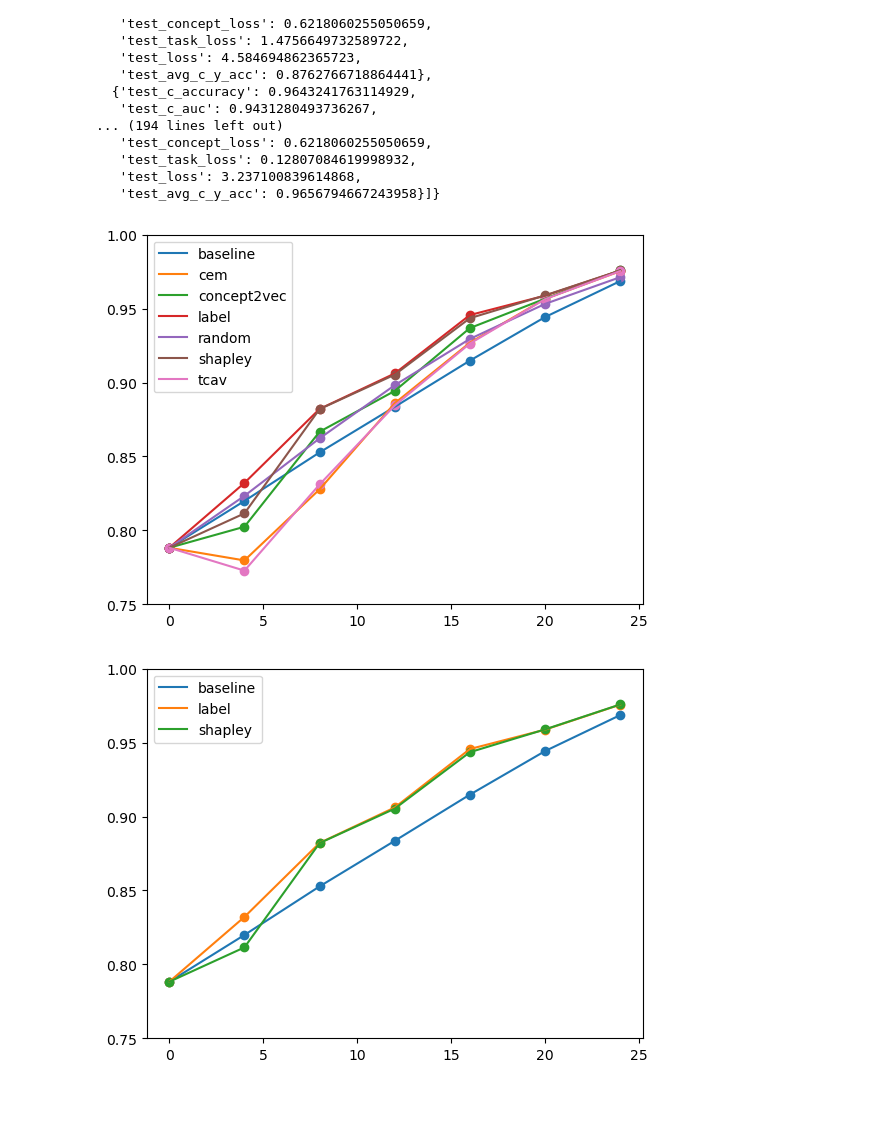
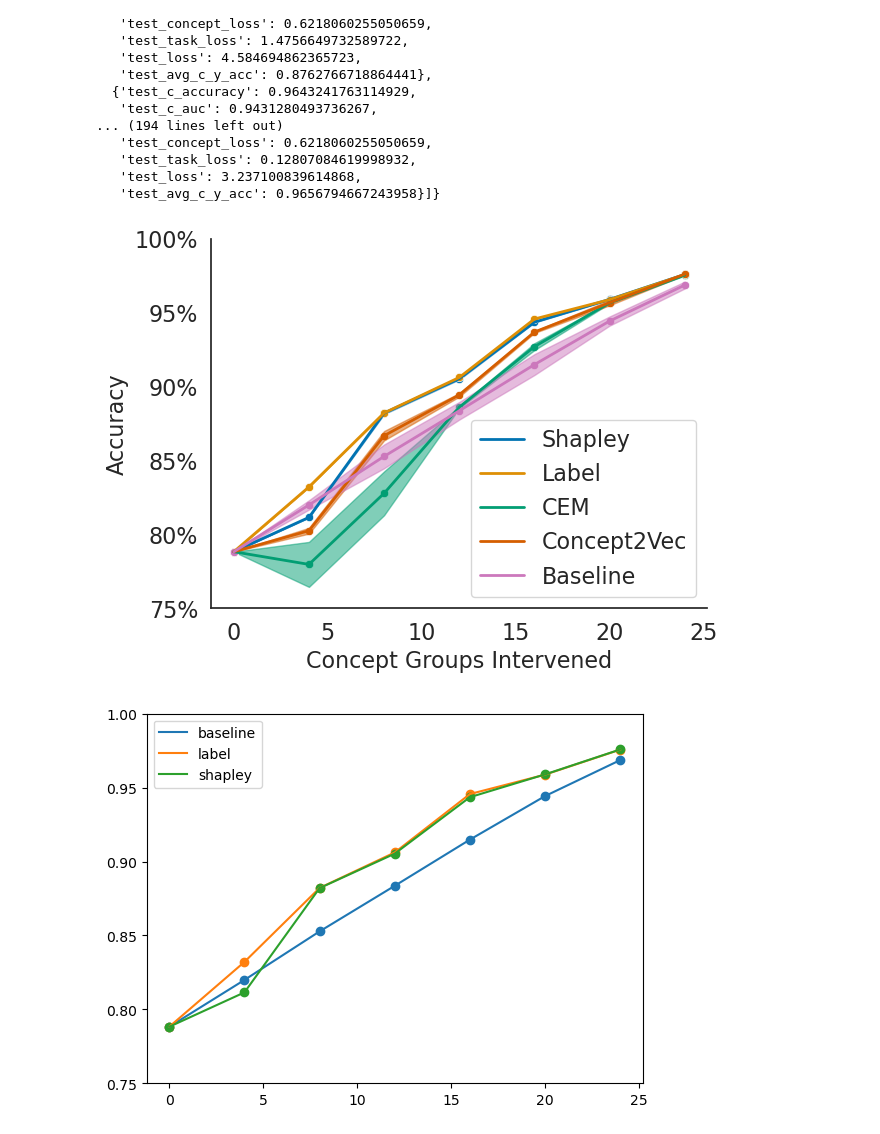
Before and after one commit to naveenr414/Concept-Learning, a Jupyter notebook: scripts/cem_scripts/Plotting.ipynb, the cells around one changed output. Cells and saved outputs as stored; diff of their text form; code cells hidden in the pictures; blank space fills up the shorter version.

```diff
--- a/scripts/cem_scripts/Plotting.ipynb
+++ b/scripts/cem_scripts/Plotting.ipynb
@@ -12,9 +12,9 @@ import numpy as np
 # %% [markdown]
 ## CEM Intervention Plots
 # %%
-methods = ['baseline','cem','concept2vec','label','random','shapley','tcav']
+methods = ['Shapley','Label','CEM','Concept2Vec','Baseline']
 # %%
 data_by_method = {}
 for m in methods:
-    data_by_method[m] = pickle.load(open("results/intervention/{}.pkl".format(m),"rb"))
+    data_by_method[m] = pickle.load(open("results/intervention/{}.pkl".format(m.lower()),"rb"))
 # %%
@@ -37,12 +37,15 @@ data_by_method['baseline']
    'test_task_loss': 0.12807084619998932,
    'test_loss': 3.237100839614868,
    'test_avg_c_y_acc': 0.9656794667243958}]}
+# %%
+sns.set()
 # %%
-def plot_all_results(results_list,names,show_std=False):
-    clrs = sns.color_palette("colorblind", 10)
+def plot_all_results(results_list, methods, location,show_std=False):
+    clrs = sns.color_palette("colorblind", len(methods))
+    sns.set_style("white")
 
-    for i,result in enumerate(results_list):
-        name = names[i]
+    for i, result in enumerate(results_list):
+        name = methods[i]
 
         color = clrs[i]
         x_vals = sorted(result.keys())
@@ -50,19 +53,28 @@ def plot_all_results(results_list,names,show_std=False):
         y_vals = np.array([np.mean(j) for j in all_y_vals])
         y_stds = np.array([np.std(j) for j in all_y_vals])
         plt.ylim([.75,1])
-        plt.plot(x_vals,y_vals,label=name)
-        plt.scatter(x_vals,y_vals)
+        sns.lineplot(x=x_vals, y=y_vals, label=name, color=color,linewidth=2)
+        sns.scatterplot(x=x_vals, y=y_vals, color=color)
 
         if show_std:
             plt.fill_between(x_vals,y_vals-y_stds,y_vals+y_stds,color=color,alpha=0.5)
 
-    plt.legend()
+
+    plt.yticks(plt.gca().get_yticks(),fontsize=16, labels=['{:.0%}'.format(x) for x in plt.gca().get_yticks()])
+    plt.xticks(fontsize=16)
+    plt.xlabel("Concept Groups Intervened",fontsize=16)
+    plt.ylabel("Accuracy",fontsize=16)
+
+    plt.legend(fontsize=16)
+    sns.despine(left=False, bottom=False)
+    plt.savefig("notebooks/Figures/{}.pdf".format(location),bbox_inches='tight')
+    plt.show()
 # %%
 results = [data_by_method[i] for i in methods]
 # %%
-plot_all_results(results,methods)
+plot_all_results(results,methods,"intervention_all",show_std=True)
 # %% [output]
-[figure, old version]
+[figure, new version]
 # %%
 shortened_methods = ['baseline','label','shapley']
 plot_all_results([data_by_method[i] for i in shortened_methods],shortened_methods)
```
Also changed, not shown: parts of 3 cells of this notebook, 2 other files.
